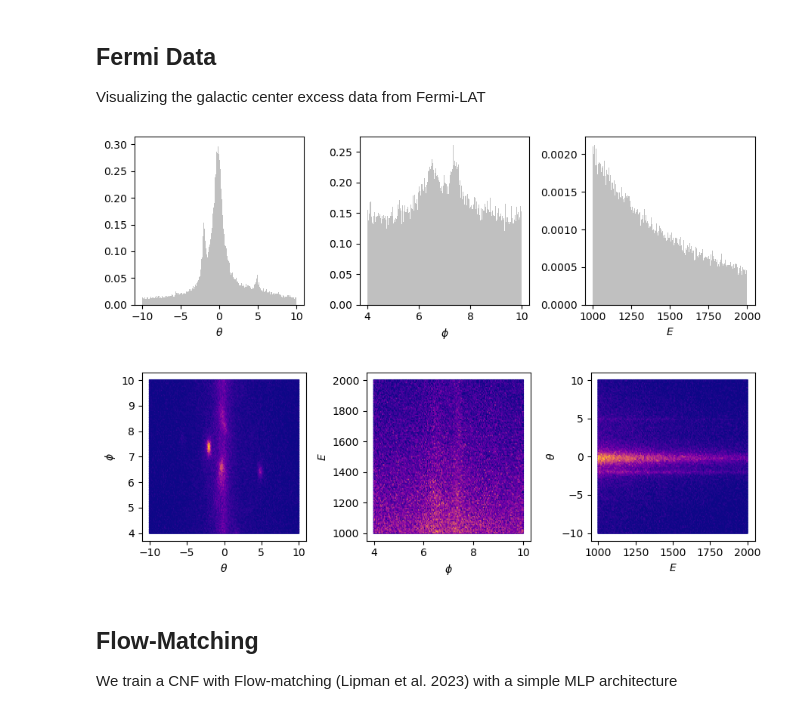
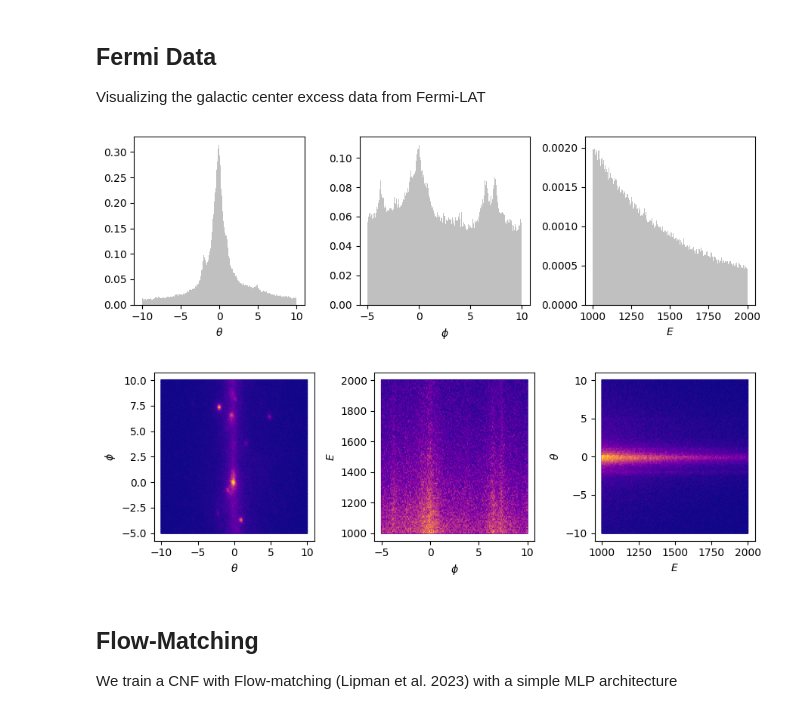
Before and after one commit to dfaroughy/DynGenModels, a Jupyter notebook: experiments/Fermi-LAT/fermi.ipynb, the cells around one changed output. Cells and saved outputs as stored; diff of their text form; code cells hidden in the pictures.

```diff
--- a/experiments/Fermi-LAT/fermi.ipynb
+++ b/experiments/Fermi-LAT/fermi.ipynb
@@ -46,35 +46,35 @@ def results_plots(data, generated=None, save_dir=None, features=[r'$\theta$', r'
 # %%
 import numpy as np
 import matplotlib.pyplot as plt
 
 from DynGenModels.datamodules.fermi.datasets import FermiDataset
 from DynGenModels.datamodules.fermi.configs import FermiGCE_Configs
 
-configs = FermiGCE_Configs(cuts = {'theta': [-10., 10.], 'phi': [4., 10.], 'energy': [1000, 2000]})
+configs = FermiGCE_Configs(cuts = {'theta': [-10., 10.], 'phi': [-5., 10.], 'energy': [1000, 2000]})
 fermi = FermiDataset(configs)
 
 #...plot data:
 
 coord = [r'$\theta$', r'$\phi$', r'$E$']
 color=['gold', 'darkblue', 'darkred']
 
 fig, ax = plt.subplots(1, 3, figsize=(9, 3))
 for i in range(3):
     ax[i].hist(fermi.target[..., i], bins=500, color='silver', density=True)
     ax[i].set_xlabel(coord[i])
 plt.tight_layout()
 plt.show()
 
 fig, ax = plt.subplots(1, 3, figsize=(9, 3))
 for i, j in [(0,1), (1,2), (2,0)]:
     ax[i].hexbin(fermi.target[..., i], fermi.target[..., j], cmap='plasma', gridsize=200)
     ax[i].set_xlabel(coord[i])
     ax[i].set_ylabel(coord[j])
 plt.tight_layout()
 plt.show()
 # %% [output]
-[figure, old version]
+[figure, new version]
-[figure, old version]
+[figure, new version]
 # %% [markdown]
 ## Flow-Matching
 We train a CNF with Flow-matching (Lipman et al. 2023) with a simple MLP architecture
```
Also changed, not shown: parts of 1 cell of this notebook, 6 other files.
